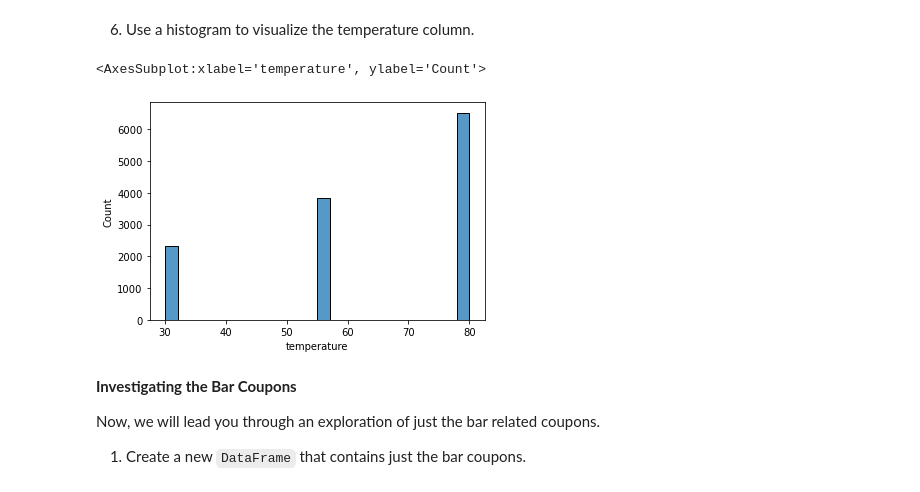
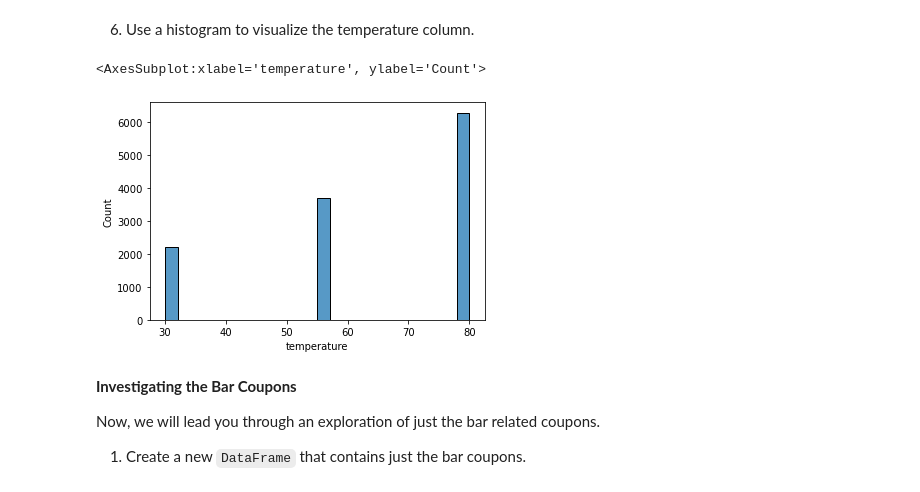
Before and after one commit to meetsathya23/coupon_analysis, a Jupyter notebook: prompt.ipynb, the cells around one changed output. Drawn from its saved outputs; the diff is of its cells as text; code cells hidden in the pictures.

```diff
--- a/prompt.ipynb
+++ b/prompt.ipynb
@@ -106,5 +102,9 @@ data.isnull()
 # %% [markdown]
 3. Decide what to do about your missing data -- drop, replace, other...
-# %%
-#Replace Nulls with 0
-data["CarryAway"].fillna("0", inplace = True)
+# %%
+## looks like 'car' column is missing values, remove car
+## rest of columns with missing data - is ~1% of data each, explore removing that as well.
+data.shape
+
+#remove car column
+data1 = data.drop(columns=['car'])
@@ -110,0 +133,5 @@ data["CarryAway"].fillna("0", inplace = True)
+# %%
+## filter out all rows with nulls() and verify the output
+data2 = data1.dropna()
+#data2.shape
+data2.isnull().sum()
@@ -132,10 +203,10 @@ sns.barplot(data=data,x="coupon" , y="coupon_count")
 6. Use a histogram to visualize the temperature column.
 # %%
 #Histogram for temperature
-sns.histplot(data["temperature"])
+sns.histplot(data2["temperature"])
 # %% [output]
 <AxesSubplot:xlabel='temperature', ylabel='Count'>
-[figure, old version]
+[figure, new version]
 # %% [markdown]
 **Investigating the Bar Coupons**
 
```
Also changed, not shown: parts of 43 cells of this notebook.
